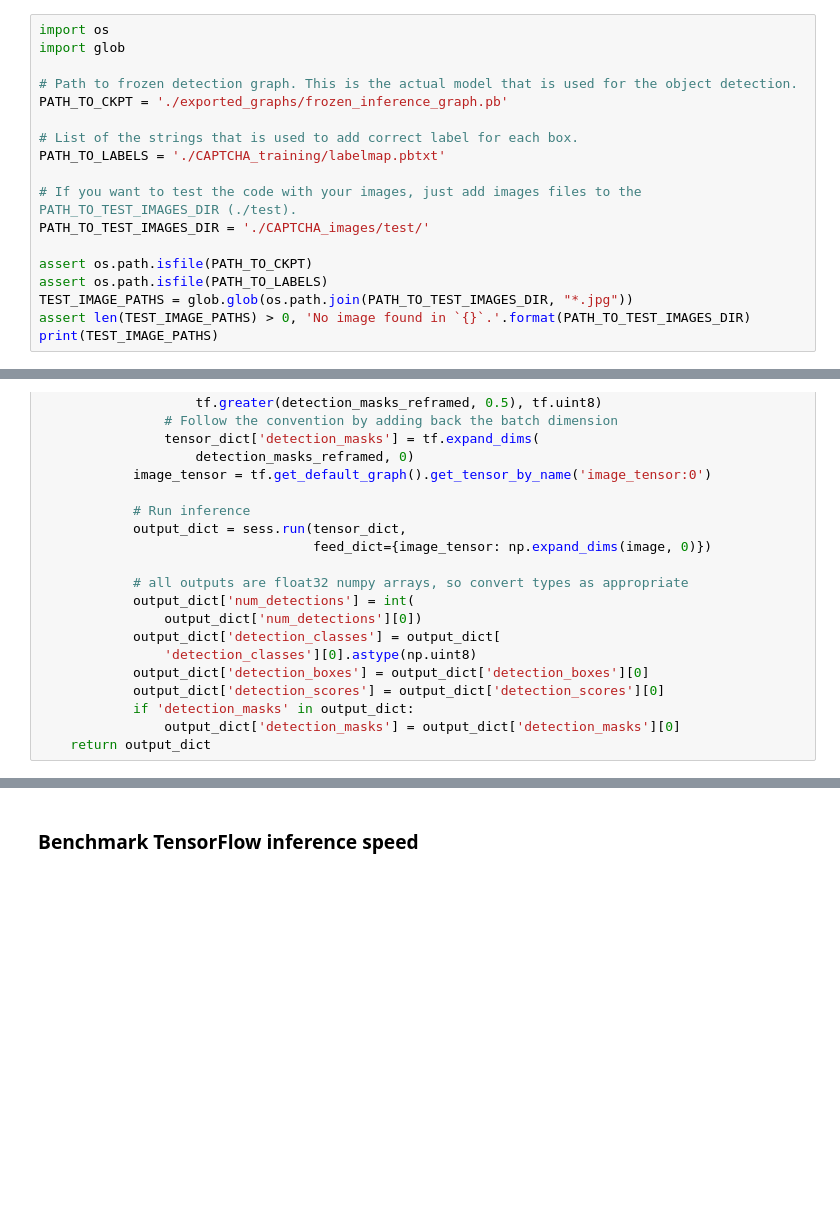
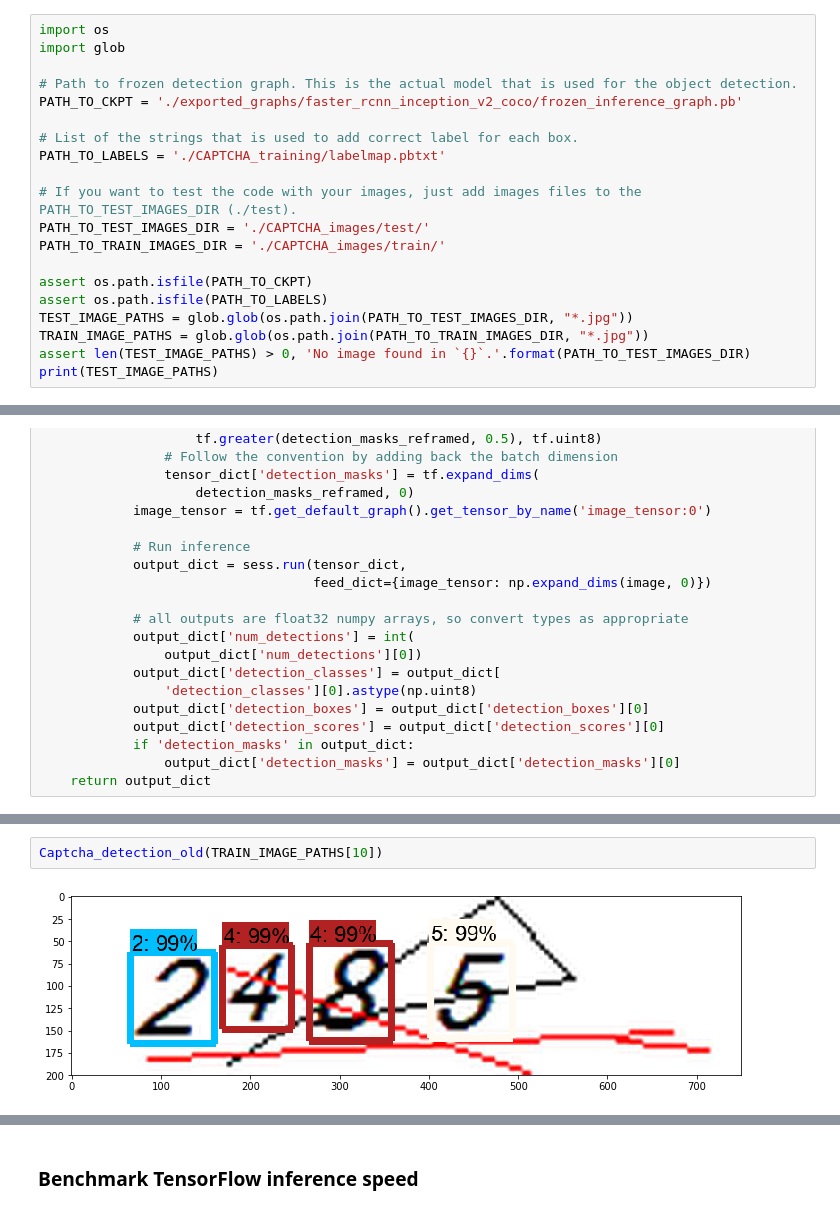
Before and after one commit to NagarajuGunda/PyCaptchaBreaker, a Jupyter notebook: Inference Test.ipynb, the cells around one changed output, grey strips where cells are left out. Cells and saved outputs as stored; diff of their text form; blank space fills up the shorter version.

```diff
--- a/Inference Test.ipynb
+++ b/Inference Test.ipynb
@@ -21,17 +21,19 @@ import os
 import glob
 
 # Path to frozen detection graph. This is the actual model that is used for the object detection.
-PATH_TO_CKPT = './exported_graphs/frozen_inference_graph.pb'
+PATH_TO_CKPT = './exported_graphs/faster_rcnn_inception_v2_coco/frozen_inference_graph.pb'
 
 # List of the strings that is used to add correct label for each box.
 PATH_TO_LABELS = './CAPTCHA_training/labelmap.pbtxt'
 
 # If you want to test the code with your images, just add images files to the PATH_TO_TEST_IMAGES_DIR (./test).
 PATH_TO_TEST_IMAGES_DIR = './CAPTCHA_images/test/'
+PATH_TO_TRAIN_IMAGES_DIR = './CAPTCHA_images/train/'
 
 assert os.path.isfile(PATH_TO_CKPT)
 assert os.path.isfile(PATH_TO_LABELS)
 TEST_IMAGE_PATHS = glob.glob(os.path.join(PATH_TO_TEST_IMAGES_DIR, "*.jpg"))
+TRAIN_IMAGE_PATHS = glob.glob(os.path.join(PATH_TO_TRAIN_IMAGES_DIR, "*.jpg"))
 assert len(TEST_IMAGE_PATHS) > 0, 'No image found in `{}`.'.format(PATH_TO_TEST_IMAGES_DIR)
 print(TEST_IMAGE_PATHS)
 # %% [output]
@@ -168,0 +173,4 @@ for image_path in TEST_IMAGE_PATHS[19:20]:
+# %%
+Captcha_detection_old(TRAIN_IMAGE_PATHS[10])
+# %% [output]
+[figure, added]
```
Also changed, not shown: parts of 7 cells of this notebook.
